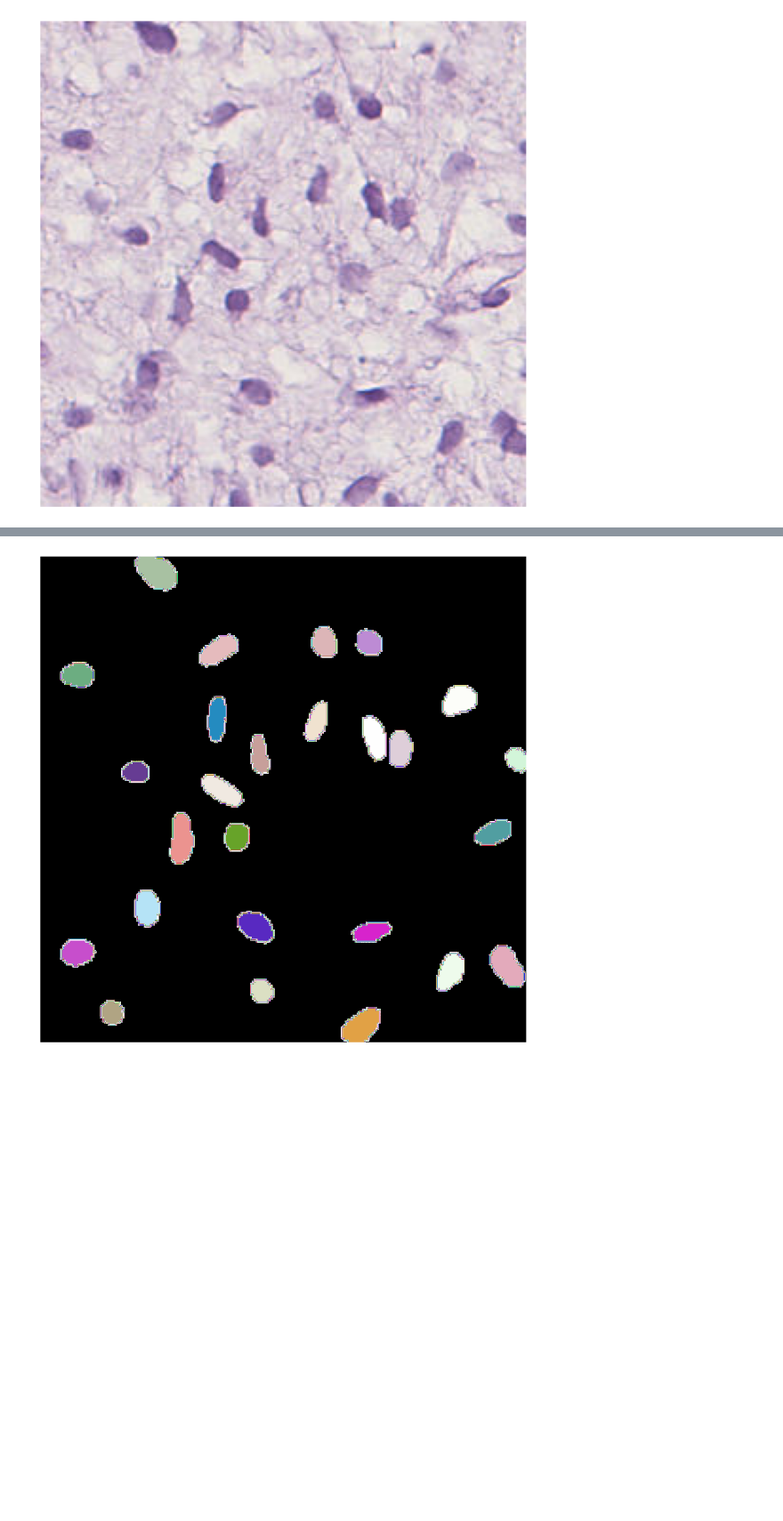
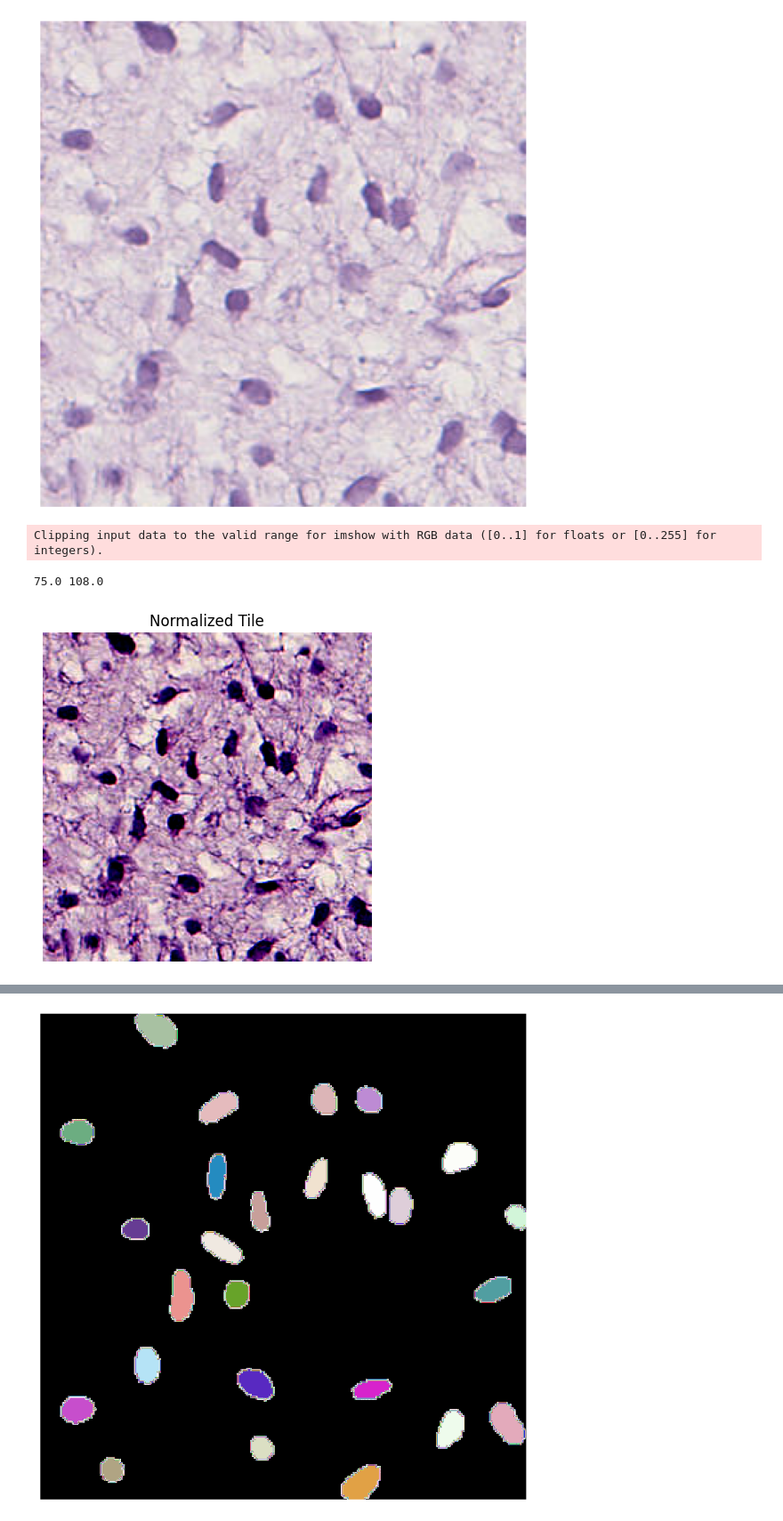
Before and after one commit to donniekramer8/Nuclei-seg-collection, a Jupyter notebook: stardist/StarDist_segment_tiles.ipynb, the cells around one changed output, grey strips where cells are left out. Shown at 89% size. Drawn from its saved outputs; the diff is of its cells as text; code cells hidden in the pictures; blank space fills up the shorter version.

```diff
--- a/stardist/StarDist_segment_tiles.ipynb
+++ b/stardist/StarDist_segment_tiles.ipynb
@@ -170,6 +153,9 @@ show_tile(tile_im)
 # %% [output]
 [figure]
 # %%
+from csbdeep.data import Normalizer, normalize_mi_ma
+from csbdeep.utils import Path, normalize
+
 class MyNormalizer(Normalizer):
     def __init__(self, mi, ma):
             self.mi, self.ma = mi, ma
@@ -181,5 +167,24 @@ class MyNormalizer(Normalizer):
     def do_after(self):
         return False
 
-mi, ma = np.percentile(tile_im[::8], [2,98])                      # compute percentiles from low-resolution image
+mi, ma = np.percentile(tile_im, [5,95])                      # compute percentiles from low-resolution image
 normalizer = MyNormalizer(mi, ma)
+# %%
+img = normalize(tile_im, 5,99)
+# normalizer = None
+
+mi, ma = np.percentile(tile_im, [0.05,0.95])
+# normalizer = None
+print(mi, ma)
+
+normalized_tile = normalizer.before(tile, axes=None)
+
+# Display the normalized image
+plt.imshow(img)  # Assuming it's a grayscale image
+plt.title('Normalized Tile')
+plt.axis('off')
+plt.show()
+# %% [output]
+Clipping input data to the valid range for imshow with RGB data ([0..1] for floats or [0..255] for integers).
+75.0 108.0
+[figure, added]
```
Also changed, not shown: parts of 21 cells of this notebook, 1 other file.
